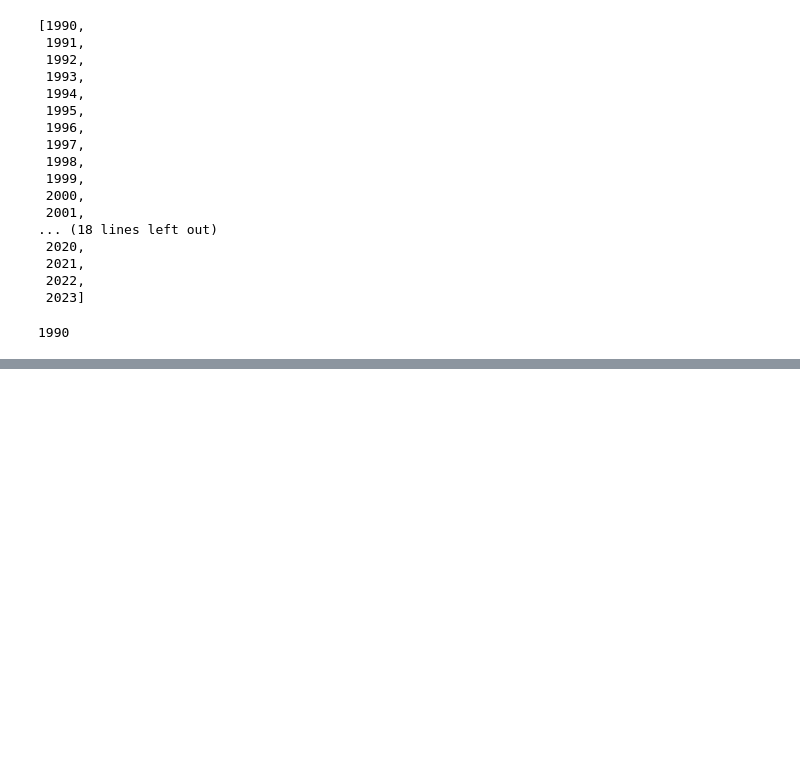
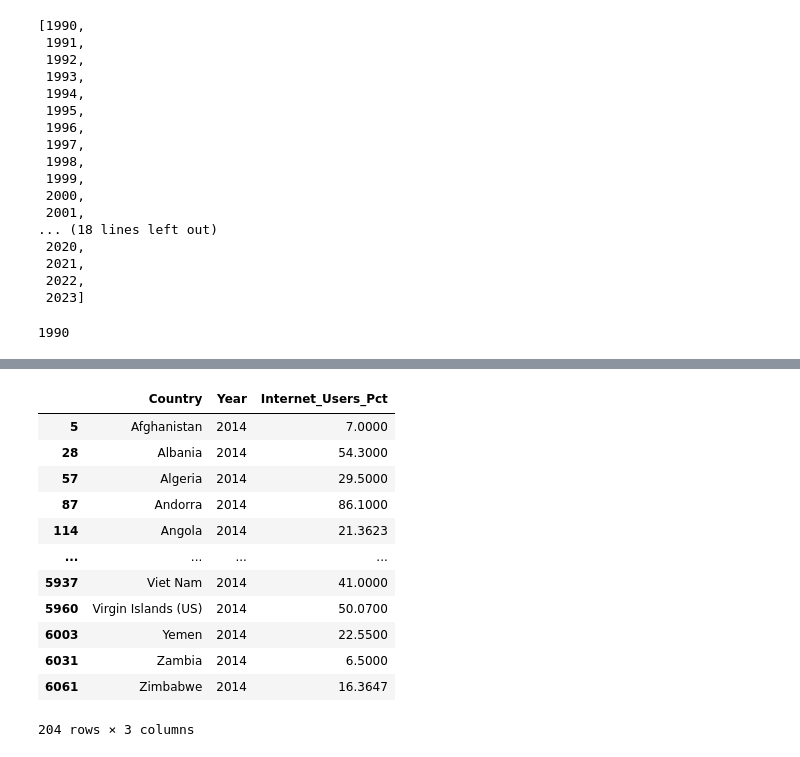
Before and after one commit to NSS-Data-Analytics-Cohort-13/un-exploration-Sobia005, a Jupyter notebook: notebooks/gdp_project.ipynb, the cells around one changed output, grey strips where cells are left out. Drawn from its saved outputs; the diff is of its cells as text; code cells hidden in the pictures; blank space fills up the shorter version.

```diff
--- a/notebooks/gdp_project.ipynb
+++ b/notebooks/gdp_project.ipynb
@@ -732,3 +753,19 @@ NameError: name 'two_year_distribution' is not defined
+# %%
+distribution_year[(distribution_year['Year']==2014)]
+# %% [output]
+|  | Country | Year | Internet_Users_Pct |
+| 5 | Afghanistan | 2014 | 7.0000 |
+| 28 | Albania | 2014 | 54.3000 |
+| 57 | Algeria | 2014 | 29.5000 |
+| 87 | Andorra | 2014 | 86.1000 |
+| 114 | Angola | 2014 | 21.3623 |
+| ... | ... | ... | ... |
+| 5937 | Viet Nam | 2014 | 41.0000 |
+| 5960 | Virgin Islands (US) | 2014 | 50.0700 |
+| 6003 | Yemen | 2014 | 22.5500 |
+| 6031 | Zambia | 2014 | 6.5000 |
+| 6061 | Zimbabwe | 2014 | 16.3647 |
+204 rows × 3 columns
 # %%
 # 19. For how many countries was the percentage of internet users below 5% in 2014?
 # %%
```
Also changed, not shown: parts of 6 cells of this notebook.
